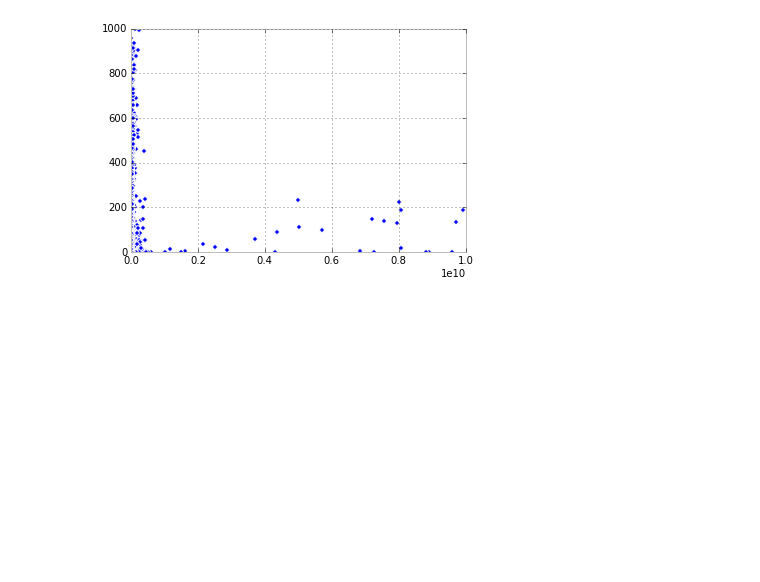
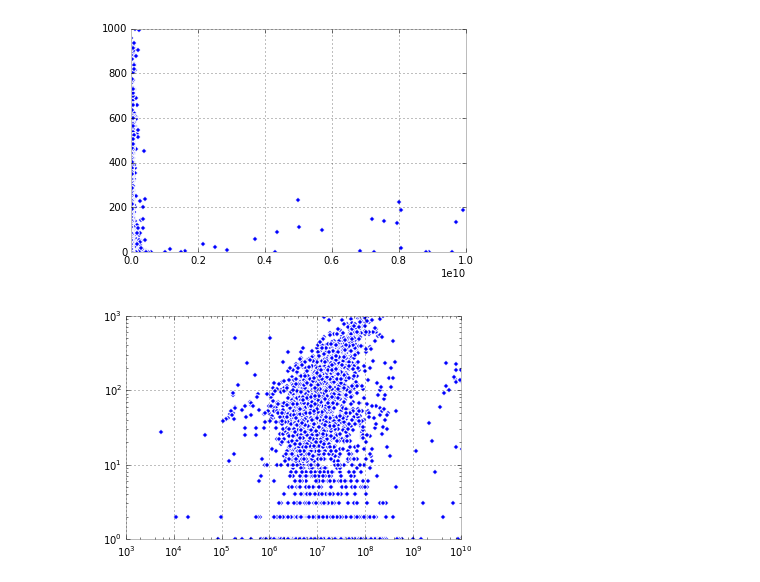
Before and after one commit to Sachinve/PUI2015_sverma, a Jupyter notebook: HW5/HW5_PUI_sv1379_Assignment_1.ipynb, the cells around one changed output. Saved outputs shown, nothing was run; the diff lists cells and outputs as text; code cells hidden in the pictures; blank space fills up the shorter version.

```diff
--- a/HW5/HW5_PUI_sv1379_Assignment_1.ipynb
+++ b/HW5/HW5_PUI_sv1379_Assignment_1.ipynb
@@ -144,0 +143,12 @@ pl.scatter(bblnrgdata['TotalEnergy'], bblnrgdata['UnitsTotal'],loglog=True)
+# %%
+ax2 = plt.subplot(111)
+ax2.scatter(bblnrgdata['TotalEnergy'], bblnrgdata['UnitsTotal'])
+ax2.set_xlim([1000, 1e10])
+ax2.set_ylim([1, 1000])
+
+ax2.set_xscale('log')
+ax2.set_yscale('log')
+plt.show()
+#pl.scatter(bblnrgdata['TotalEnergy'], bblnrgdata['UnitsTotal'],loglog=True)
+# %% [output]
+[figure, added]
```
Also changed, not shown: parts of 1 cell of this notebook.
